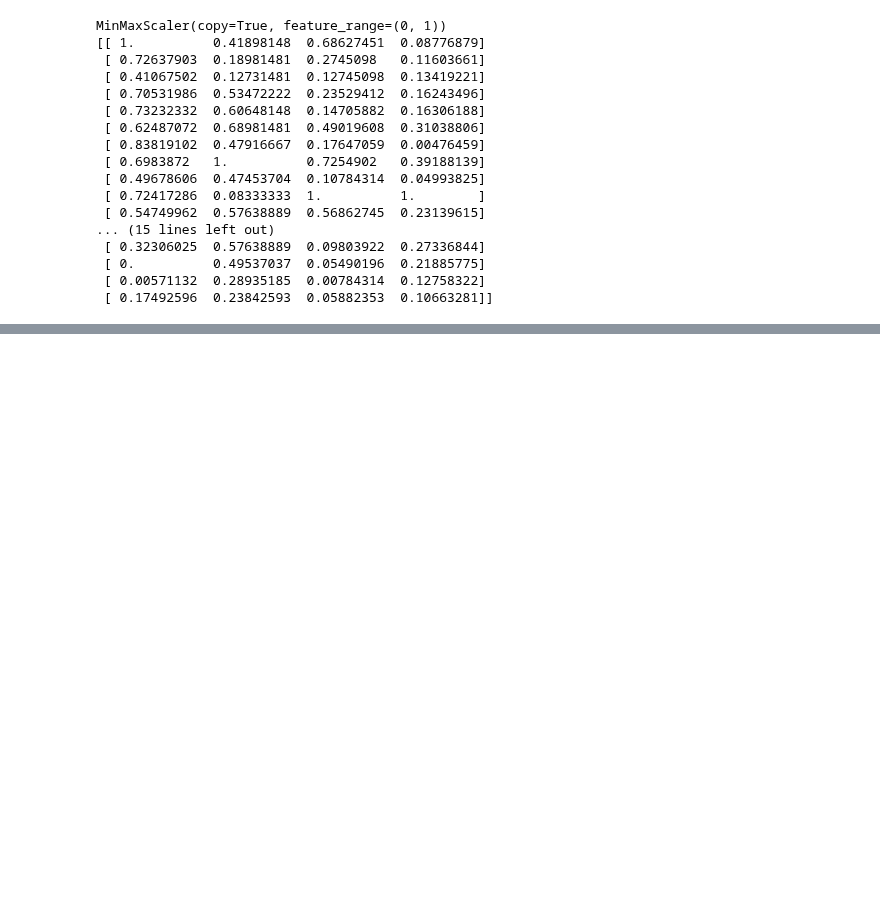
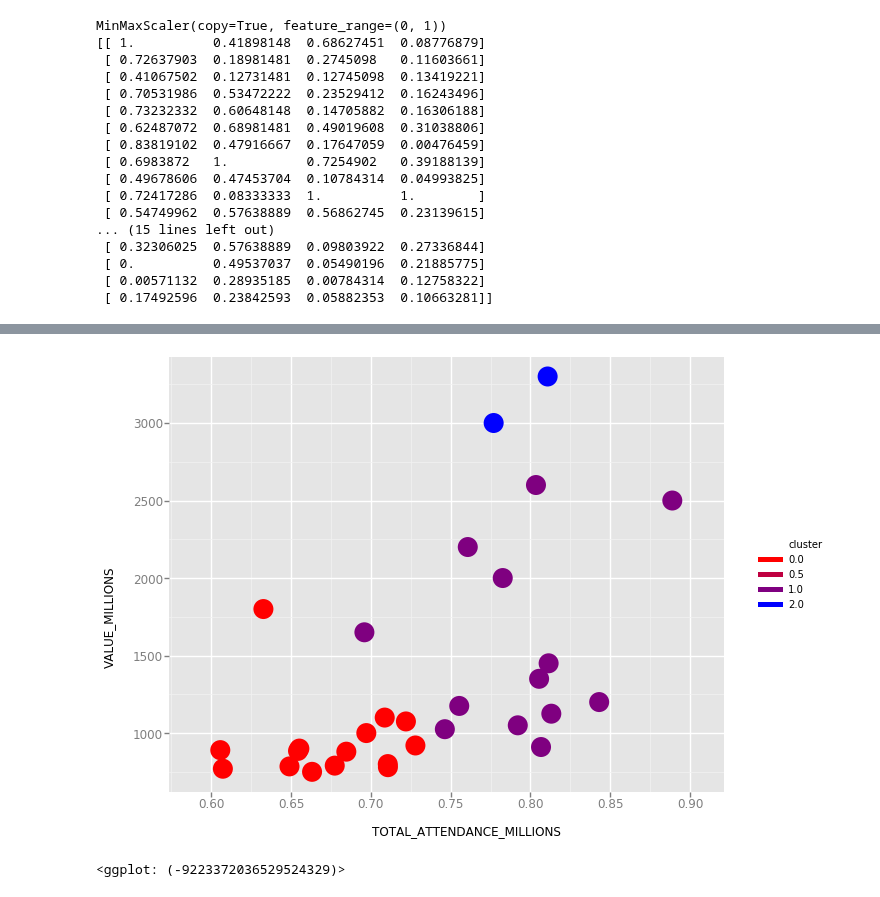
Before and after one commit to noahgift/socialpowernba, a Jupyter notebook: notebooks/exploring_team_valuation_nba.ipynb, the cells around one changed output, grey strips where cells are left out. Drawn from its saved outputs; the diff is of its cells as text; code cells hidden in the pictures; blank space fills up the shorter version.

```diff
--- a/notebooks/exploring_team_valuation_nba.ipynb
+++ b/notebooks/exploring_team_valuation_nba.ipynb
@@ -288,5 +290,5 @@ ggplot(val_housing_win_df, aes(x="TOTAL_ATTENDANCE_MILLIONS", y="VALUE_MILLIONS"
 # %%
-numerical_df = val_housing_win_df.loc[:,["TOTAL_ATTENDANCE_MILLIONS", "ELO", "VALUE_MILLIONS", "MEDIAN_HOME_PRICE_COUNTY_MILLONS"]]
+numerical_df = val_housing_win_df.loc[:,["TOTAL_ATTENDANCE_MILLIONS", "ELO", "VALUE_MILLIONS", "MEDIAN_HOME_PRICE_COUNTY_MILLIONS"]]
 # %%
 from sklearn.preprocessing import MinMaxScaler
 scaler = MinMaxScaler()
@@ -325,3 +327,10 @@ val_housing_win_df.head()
 | 4 | Toronto Raptors | 41 | 100 | 1 | 0.813050 | 1125 | 1600 | ... |
 # %%
 val_housing_win_df.to_csv("../data/nba_2017_att_val_elo_win_housing_cluster.csv")
+# %%
+from ggplot import *
+ggplot(val_housing_win_df, aes(x="TOTAL_ATTENDANCE_MILLIONS", y="VALUE_MILLIONS", color="cluster")) +\
+geom_point(size=400) + scale_color_gradient(low = 'red', high = 'blue')
+# %% [output]
+[figure, added]
+<ggplot: (-9223372036529524329)>
```
Also changed, not shown: parts of 9 cells of this notebook.
